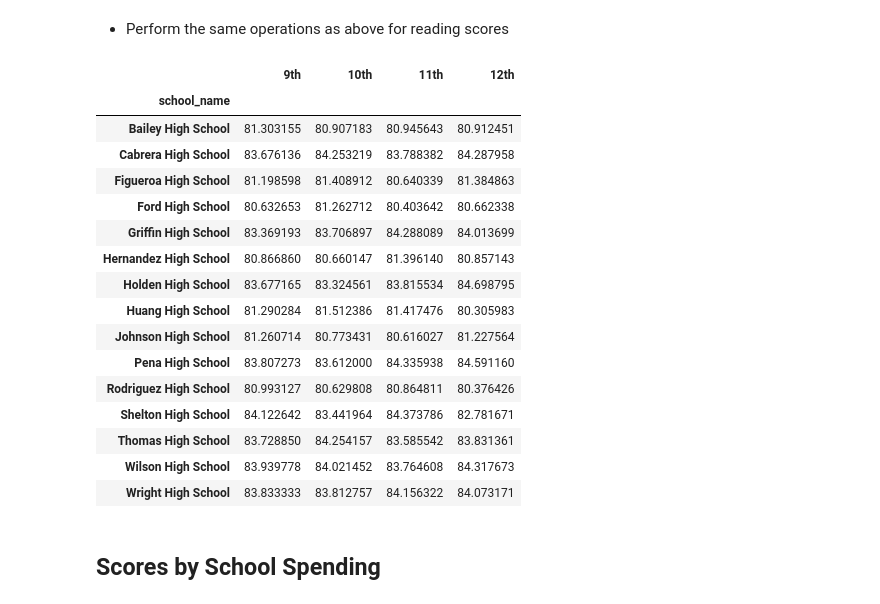
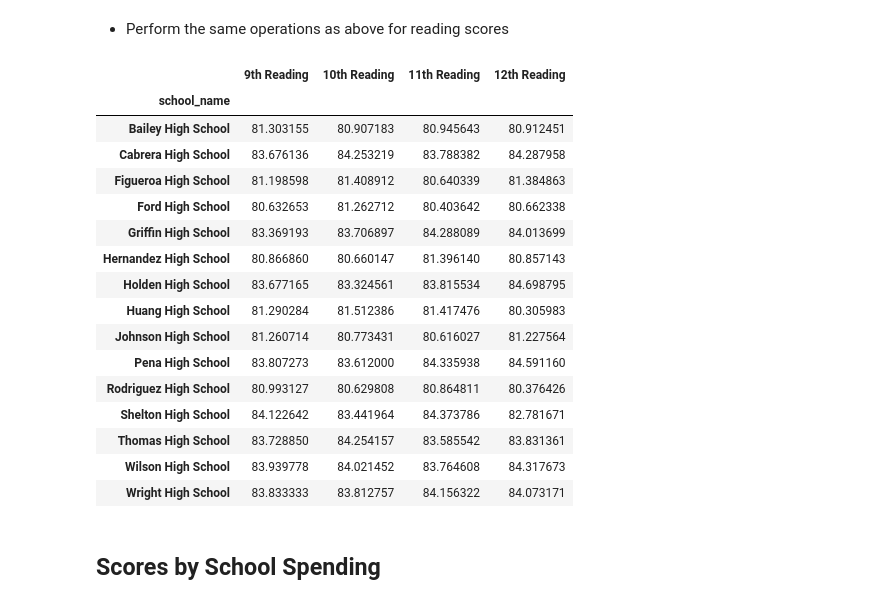
Before and after one commit to CatherinePoirier/pandas-challenge, a Jupyter notebook: PyCitySchools/main.ipynb, the cells around one changed output. Saved outputs shown, nothing was run; the diff lists cells and outputs as text; code cells hidden in the pictures.

```diff
--- a/PyCitySchools/main.ipynb
+++ b/PyCitySchools/main.ipynb
@@ -399,15 +352,15 @@ grd12_avg_read=group_12["reading_score"].mean()
 #grd12_avg_read
 # %%
 readbygrade={
-    "9th": grd9_avg_read,
-    "10th": grd10_avg_read,
-    "11th": grd11_avg_read,
-    "12th": grd12_avg_read,
+    "9th Reading": grd9_avg_read,
+    "10th Reading": grd10_avg_read,
+    "11th Reading": grd11_avg_read,
+    "12th Reading": grd12_avg_read,
       }
 summary_grade_read=pd.DataFrame(readbygrade)
 summary_grade_read
 # %% [output]
-|  | 9th | 10th | 11th | 12th |
+|  | 9th Reading | 10th Reading | 11th Reading | 12th Reading |
 | school_name |  |  |  |  |
 | Bailey High School | 81.303155 | 80.907183 | 80.945643 | 80.912451 |
 | Cabrera High School | 83.676136 | 84.253219 | 83.788382 | 84.287958 |
```
Also changed, not shown: parts of 5 cells of this notebook, 1 other file.
